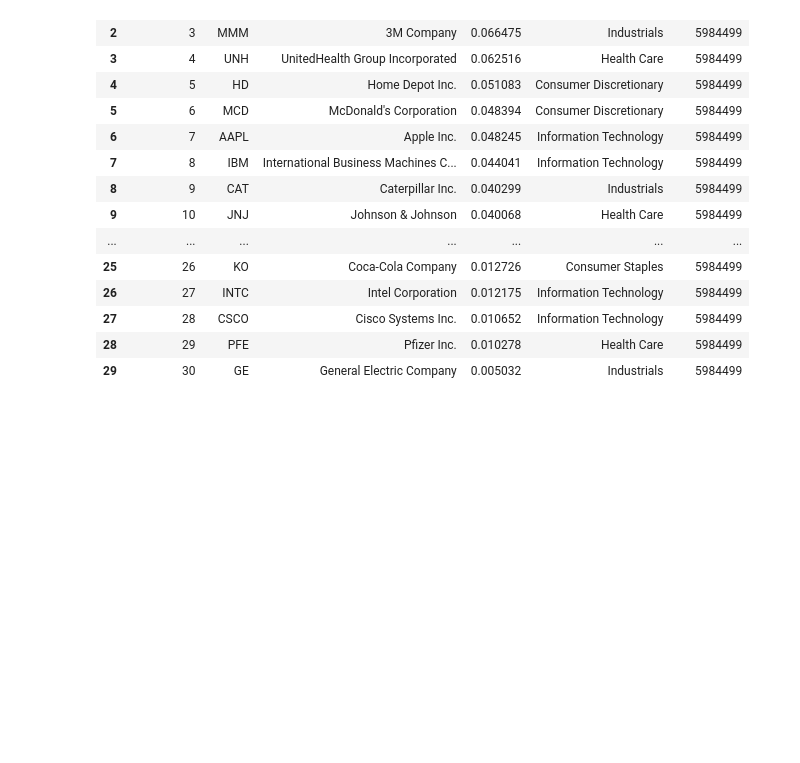
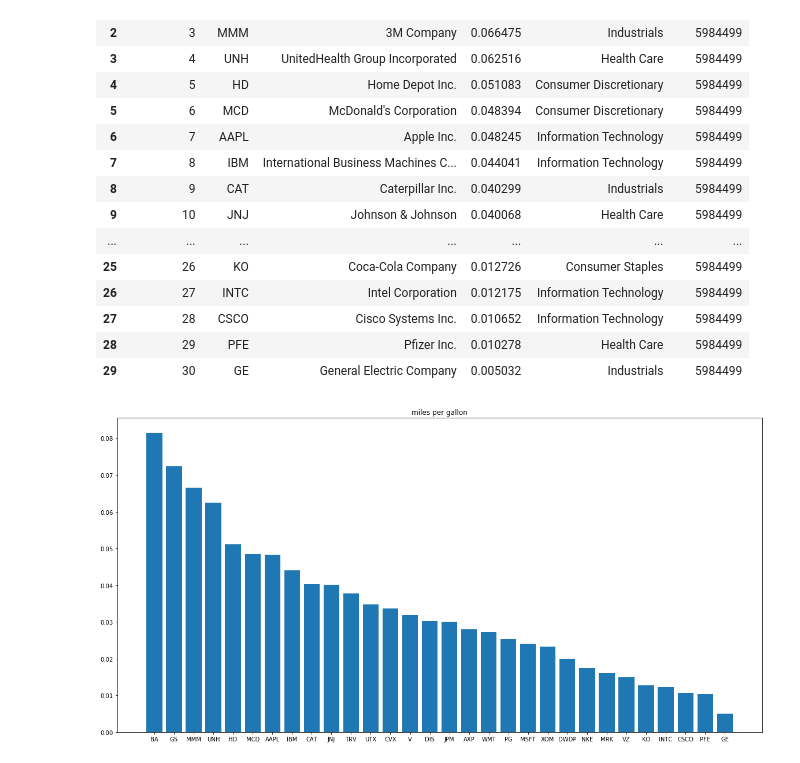
Before and after one commit to rgr02/VA_LabProject, a Jupyter notebook: VA_Lab.ipynb, the cells around one changed output. Cells and saved outputs as stored; diff of their text form; code cells hidden in the pictures; blank space fills up the shorter version.

```diff
--- a/VA_Lab.ipynb
+++ b/VA_Lab.ipynb
@@ -25,6 +33,14 @@ DJI_Sectors
 | 27 | 28 | CSCO | Cisco Systems Inc. | 0.010652 | Information Technology | 5984499 |
 | 28 | 29 | PFE | Pfizer Inc. | 0.010278 | Health Care | 5984499 |
 | 29 | 30 | GE | General Electric Company | 0.005032 | Industrials | 5984499 |
+# %%
+plt.figure(figsize=(20,10))
+plt.bar(np.arange(30), DJI_Sectors['weight'])
+plt.xticks(np.arange(30), DJI_Sectors['symbol'])
+plt.title('miles per gallon')
+plt.show()
+# %% [output]
+[figure, added]
 # %%
 # Dow Jones Industrial 30 ###################################
 DJI = pd.read_excel('Data/DJI/DJI.xlsx', skiprows = 25, header=1)
```
Also changed, not shown: parts of 3 cells of this notebook.
